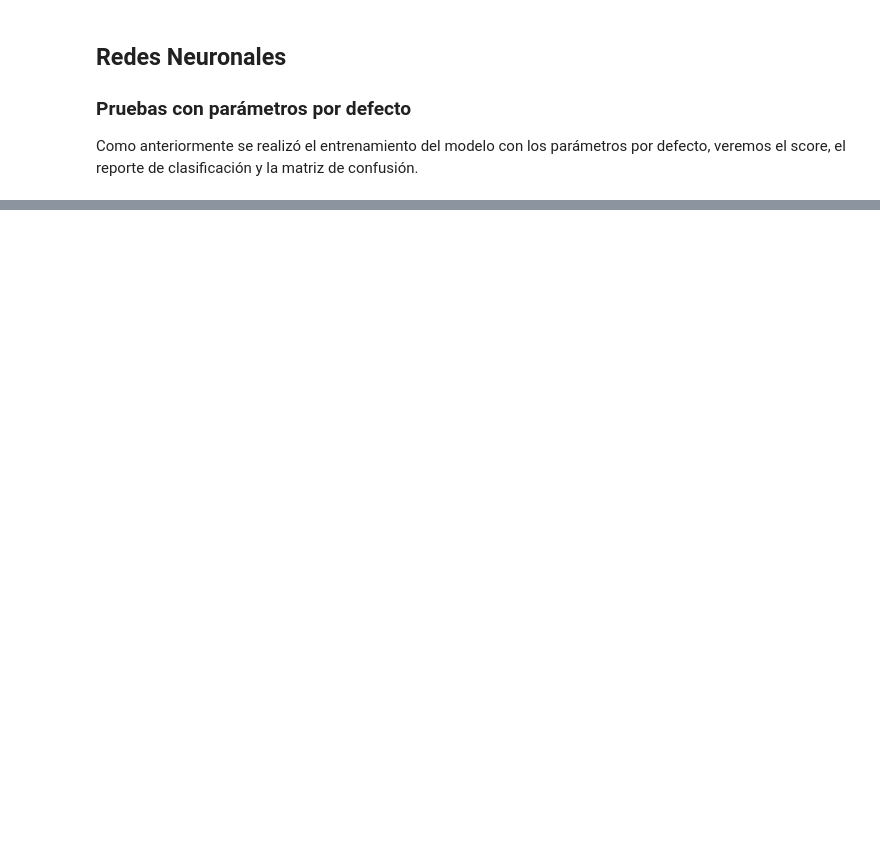
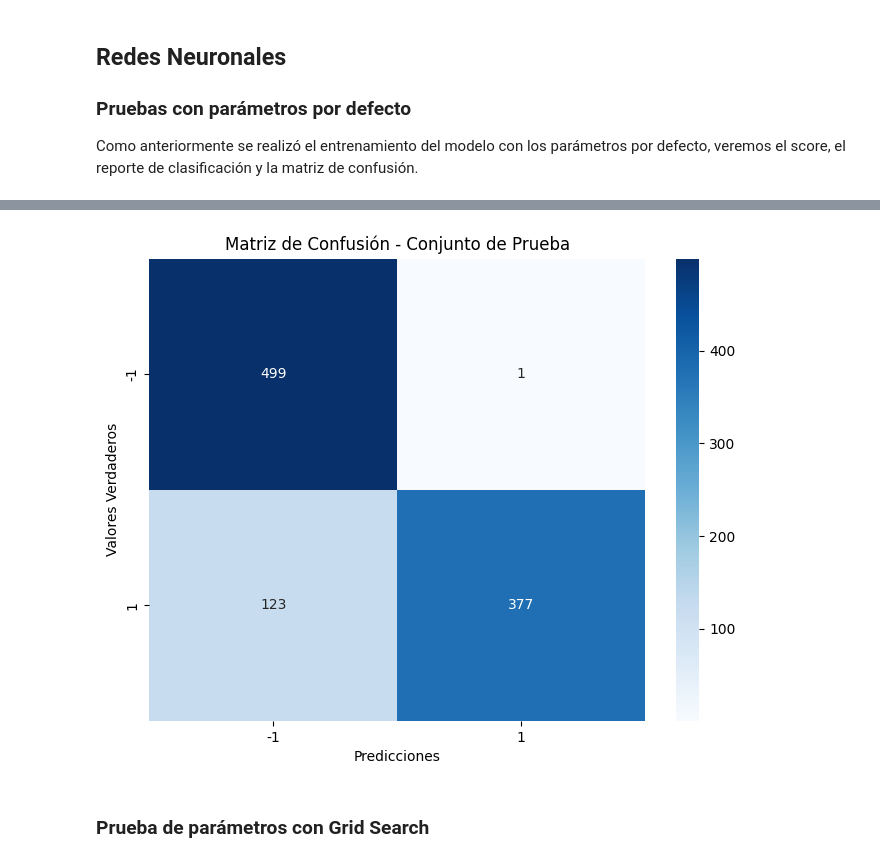
Before and after one commit to DanielJCC/Machine-Learning-3er-Seguimiento, a Jupyter notebook: Gisette_Dataset.ipynb, the cells around one changed output, grey strips where cells are left out. Drawn from its saved outputs; the diff is of its cells as text; code cells hidden in the pictures; blank space fills up the shorter version.

Commit message:
add GridSearch in Neutral Networks

```diff
--- a/Gisette_Dataset.ipynb
+++ b/Gisette_Dataset.ipynb
@@ -418,8 +427,8 @@ X_validation_PCA_scaler = min_max_scaler.fit_transform(X_validation_PCA)
 X_train_fs_scaler = min_max_scaler.fit_transform(X_train_fs)
 X_test_fs_scaler = min_max_scaler.fit_transform(X_test_fs)
 # %%
-mlp_PCA = neural_network.MLPClassifier(max_iter=1000)
-mlp_fs = neural_network.MLPClassifier(max_iter=1000)
+mlp_PCA = neural_network.MLPClassifier()
+mlp_fs = neural_network.MLPClassifier()
 mlp_PCA = mlp_PCA.fit(X_train_PCA_scaler,y_train)
 mlp_fs = mlp_fs.fit(X_train_fs_scaler,y_train)
 
@@ -653,0 +725,9 @@ Como anteriormente se realizó el entrenamiento del modelo con los parámetros p
+# %%
+y_pred_test = mlp_fs.predict(X_test_fs_scaler)
+y_pred_train = mlp_fs.predict(X_train_fs_scaler)
+
+print("Reporte de clasificación entrenamiento: ")
+print(classification_report(y_train, y_pred_train))
+print("==============================================================")
+print("Reporte de clasificación prueba: ")
+print(classification_report(y_validation, y_pred_test))
@@ -653,0 +755,17 @@ Como anteriormente se realizó el entrenamiento del modelo con los parámetros p
+# %%
+# Crear la matriz de confusión para el conjunto de prueba
+cmatrix = confusion_matrix(y_validation, y_pred_test)
+
+# Crear el mapa de calor para el conjunto de prueba
+plt.figure(figsize=(8, 6))
+heatmap = sns.heatmap(cmatrix, annot=True, cmap="Blues",fmt='d')
+heatmap.set_xticklabels([-1,1])
+heatmap.set_yticklabels([-1,1])
+plt.title("Matriz de Confusión - Conjunto de Prueba")
+plt.xlabel("Predicciones")
+plt.ylabel("Valores Verdaderos")
+plt.show()
+# %% [output]
+[figure, added]
+# %% [markdown]
+### Prueba de parámetros con Grid Search
```
Also changed, not shown: parts of 20 cells of this notebook.
